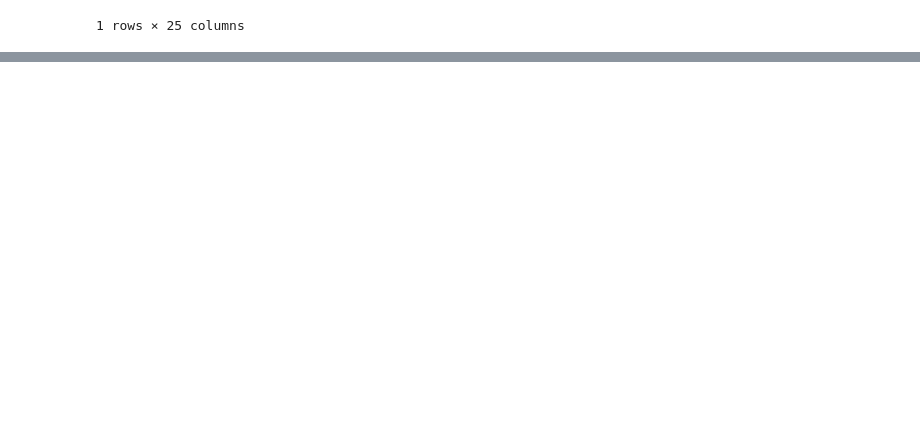
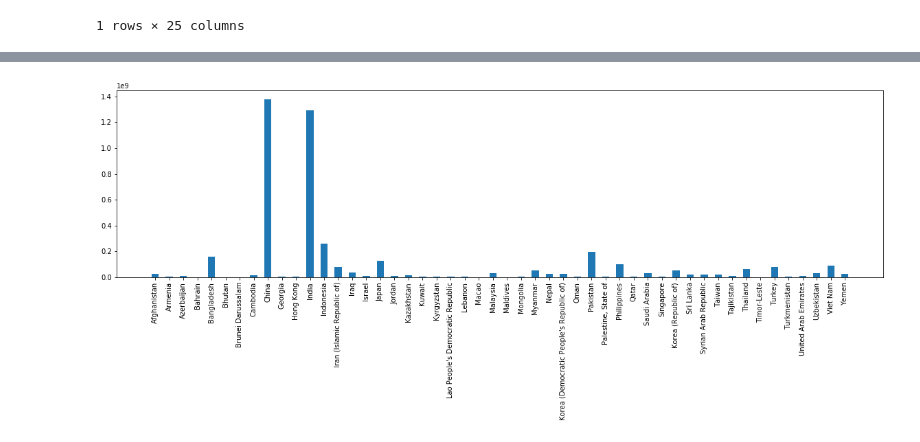
Before and after one commit to srikanthpragada/DS_06_JAN_2020, a Jupyter notebook: assignments/assignments_6_jan_2020.ipynb, the cells around one changed output, grey strips where cells are left out. Saved outputs shown, nothing was run; the diff lists cells and outputs as text; code cells hidden in the pictures; blank space fills up the shorter version.

```diff
--- a/assignments/assignments_6_jan_2020.ipynb
+++ b/assignments/assignments_6_jan_2020.ipynb
@@ -685,0 +786,8 @@ countries [ countries.population == third_highest]
+# %%
+asia_countries = countries[ countries.region == 'Asia']
+# %%
+plt.bar(x = asia_countries.name, height=asia_countries.population, width=0.5)
+plt.xticks(rotation = 'vertical')
+plt.gcf().set_size_inches(20,5)
+# %% [output]
+[figure, added]
```
Also changed, not shown: parts of 48 cells of this notebook, 1 other file.
